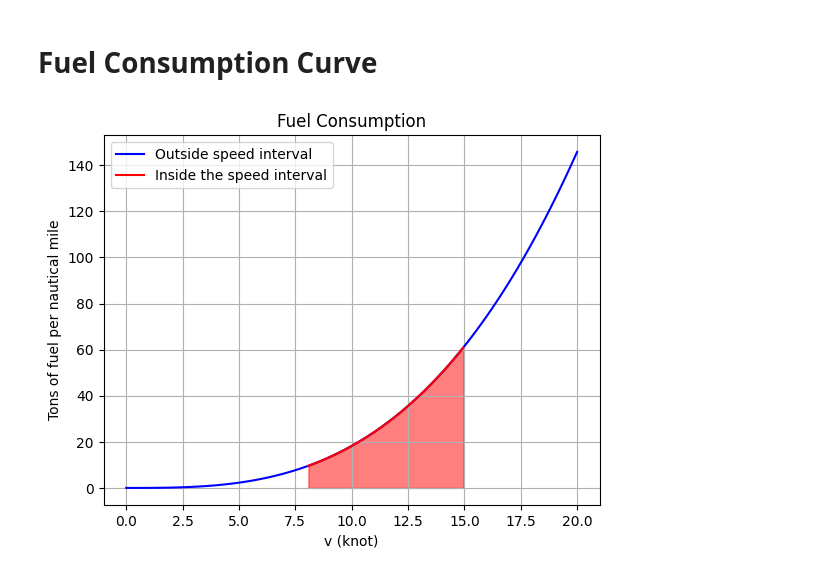
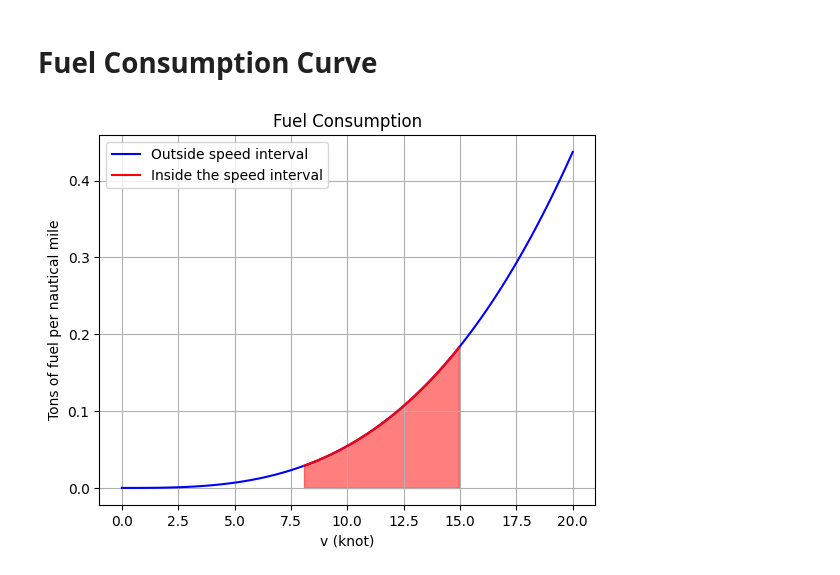
Before and after one commit to tobiasbergeland/SpeedOptiRepo, a Jupyter notebook: plots.ipynb, the cells around one changed output. Cells and saved outputs as stored; diff of their text form; code cells hidden in the pictures.

```diff
--- a/plots.ipynb
+++ b/plots.ipynb
@@ -7,28 +7,29 @@ import numpy as np
 # %%
 import numpy as np
 import matplotlib.pyplot as plt
 
 # Create a vector of velocities
 v = np.linspace(0, 20, 100)
 
 # Calculate the function values
-fc = 50 * (v / 14) ** 3
+fc = (0.15 * (v / 14) ** 3)
+# fc = 50 * (v / 14) ** 3
 
 # Create a mask for the interval you want to be red
 red_mask = (v >= 8) & (v <= 15)
 
 # Proceed with the plot
 plt.plot(v, fc, 'b', label='Outside speed interval')  # Plot the entire curve in blue
 plt.plot(v[red_mask], fc[red_mask], 'r', label='Inside the speed interval')  # Plot the red interval in red
 
 # Fill the area under the red interval with a red shade
 plt.fill_between(v, fc, where=red_mask, color='red', alpha=0.5)
 
 plt.xlabel('v (knot)')
 plt.ylabel('Tons of fuel per nautical mile')
 plt.title('Fuel Consumption')
 plt.legend()
 plt.grid()
 plt.show()
 # %% [output]
-[figure, old version]
+[figure, new version]
```
Also changed, not shown: parts of 1 cell of this notebook, 4 other files.
